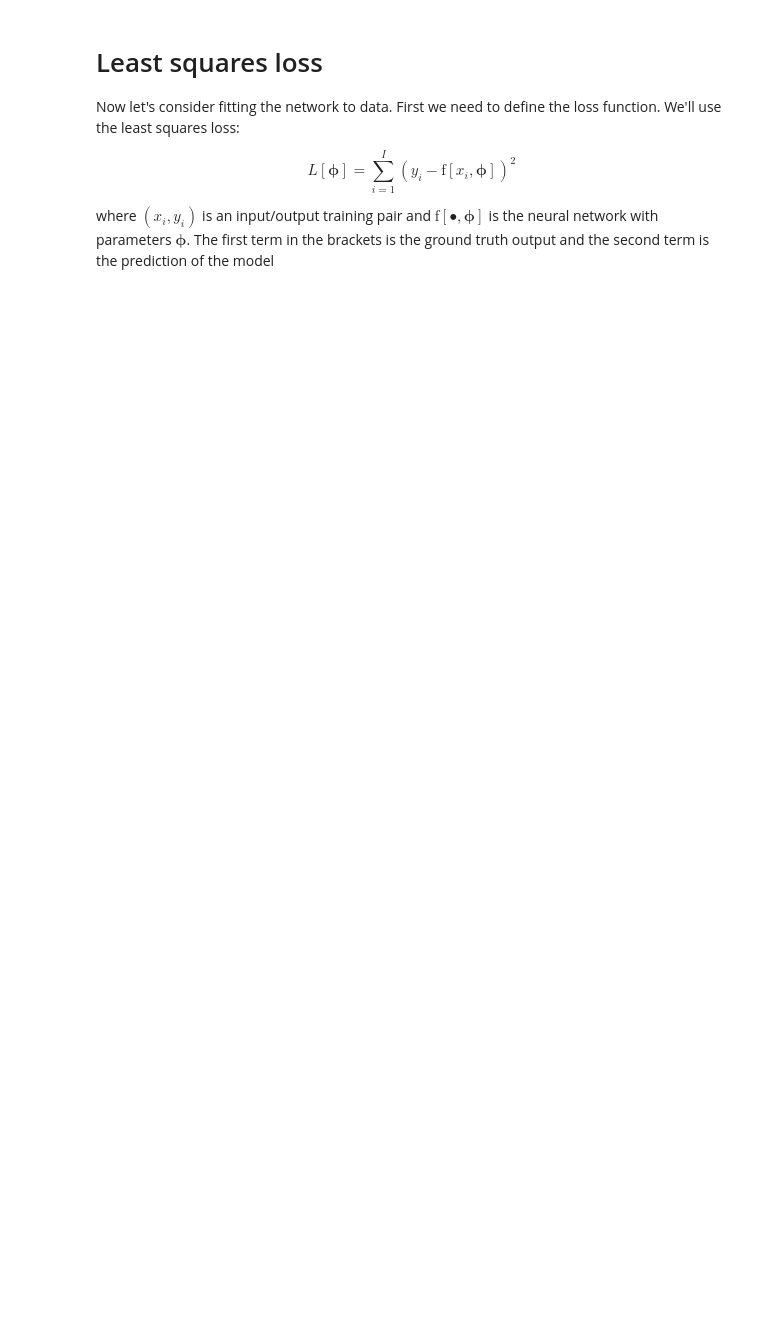
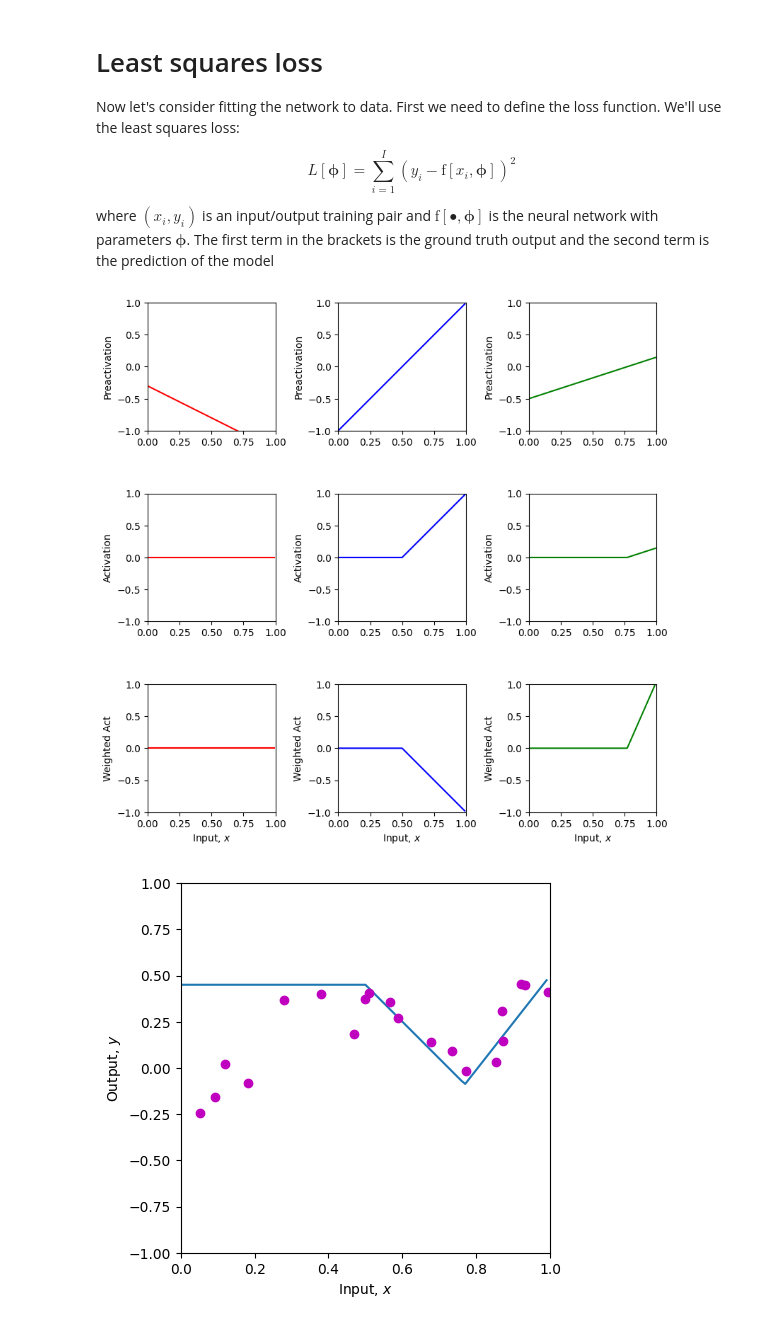
Before and after one commit to faisalmemon/udlbook, a Jupyter notebook: Notebooks/Chap03/3_1_Shallow_Networks_I.ipynb, the cells around one changed output. Saved outputs shown, nothing was run; the diff lists cells and outputs as text; code cells hidden in the pictures; blank space fills up the shorter version.

```diff
--- a/Notebooks/Chap03/3_1_Shallow_Networks_I.ipynb
+++ b/Notebooks/Chap03/3_1_Shallow_Networks_I.ipynb
@@ -181,43 +185,48 @@ def least_squares_loss(y_train, y_predict):
   # differences between the real values of y and the predicted values from the model f[x_i,phi]
   # (see figure 2.2 of the book)
   # you will need to use the function np.sum
-  loss = 0
+  loss = (y_train - y_predict) ** 2
+
+  loss = loss.sum()
 
   return loss
 # %%
 # Now lets define some parameters, run the neural network, and compute the loss
-theta_10 =  0.3 ; theta_11 = -1.0
+theta_10 =  0.3 * -1.0 ; theta_11 = -1.0
 theta_20 = -1.0  ; theta_21 = 2.0
 theta_30 = -0.5  ; theta_31 = 0.65
-phi_0 = -0.3; phi_1 = 2.0; phi_2 = -1.0; phi_3 = 7.0
+phi_0 = -0.3+0.75; phi_1 = 2.0; phi_2 = -1.0; phi_3 = 7.0
 
 # Define a range of input values
 x = np.arange(0,1,0.01)
 
 x_train = np.array([0.09291784,0.46809093,0.93089486,0.67612654,0.73441752,0.86847339,\
                    0.49873225,0.51083168,0.18343972,0.99380898,0.27840809,0.38028817,\
                    0.12055708,0.56715537,0.92005746,0.77072270,0.85278176,0.05315950,\
                    0.87168699,0.58858043])
 y_train = np.array([-0.15934537,0.18195445,0.451270150,0.13921448,0.09366691,0.30567674,\
                     0.372291170,0.40716968,-0.08131792,0.41187806,0.36943738,0.3994327,\
                     0.019062570,0.35820410,0.452564960,-0.0183121,0.02957665,-0.24354444, \
                     0.148038840,0.26824970])
 
 # We run the neural network for each of these input values
 y, pre_1, pre_2, pre_3, act_1, act_2, act_3, w_act_1, w_act_2, w_act_3 = \
     shallow_1_1_3(x, ReLU, phi_0,phi_1,phi_2,phi_3, theta_10, theta_11, theta_20, theta_21, theta_30, theta_31)
 # And then plot it
 plot_neural(x, y, pre_1, pre_2, pre_3, act_1, act_2, act_3, w_act_1, w_act_2, w_act_3, plot_all=True, x_data = x_train, y_data = y_train)
 
 # Run the neural network on the training data
 y_predict, *_ = shallow_1_1_3(x_train, ReLU, phi_0,phi_1,phi_2,phi_3, theta_10, theta_11, theta_20, theta_21, theta_30, theta_31)
 
 # Compute the least squares loss and print it out
 loss = least_squares_loss(y_train,y_predict)
 print('Your Loss = %3.3f, True value = 9.385'%(loss))
 
 # TODO.  Manipulate the parameters (by hand!) to make the function
 # fit the data better and try to reduce the loss to as small a number
 # as possible.  The best that I could do was 0.181
 # Tip... start by manipulating phi_0.
 # It's not that easy, so don't spend too much time on this!
+# %% [output]
+[figure, added]
+[figure, added]
```
Also changed, not shown: parts of 5 cells of this notebook.
